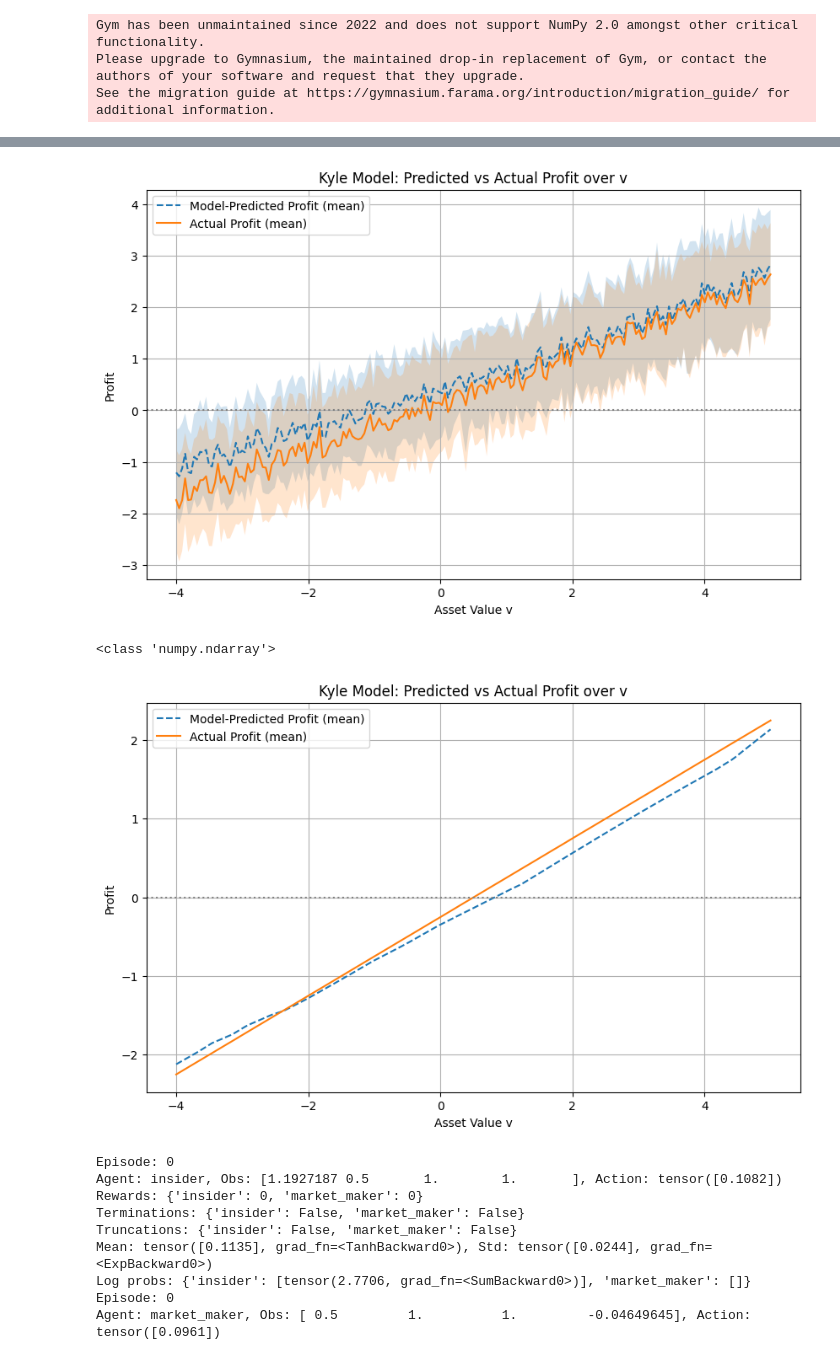
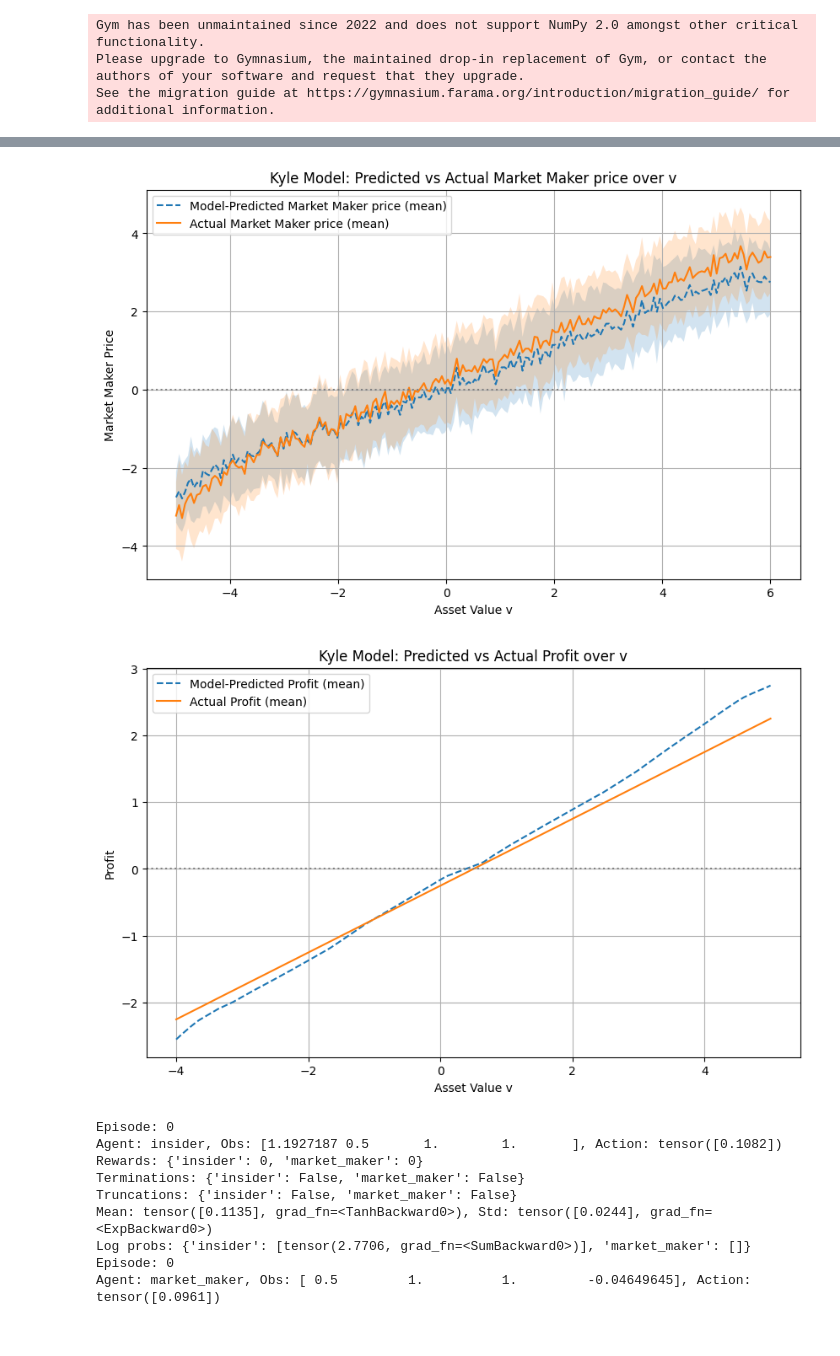
Before and after one commit to kbundaleski9000/msc_project_trading, a Jupyter notebook: project.ipynb, the cells around one changed output, grey strips where cells are left out. Drawn from its saved outputs; the diff is of its cells as text; code cells hidden in the pictures.

```diff
--- a/project.ipynb
+++ b/project.ipynb
@@ -127,7 +122,7 @@ def set_linear_price(y, sigma_v, sigma_u, mean_v):
 class KyleModelEnv(gym.Env):
     metadata = {'render_modes': ['human']}
 
-    def __init__(self, sigma_v=1.0, sigma_u=1.0, p0=0.5, T=1, gamma=0.9):
+    def __init__(self, sigma_v=2.0, sigma_u=1.0, p0=0.5, T=1, gamma=0.9):
         super(KyleModelEnv, self).__init__()
 
         self.sigma_v = sigma_v
@@ -230,7 +225,7 @@ model_insider = PPO(
 
 )
 
-model_insider.learn(total_timesteps=45_000)
+model_insider.learn(total_timesteps=55_000)
 
 # Test trained agent
 obs = env_insider.reset()
@@ -306,8 +301,7 @@ def evaluate_profits(env, start_point, end_point, model, num_points = 100, num_t
     return predicted_profits, actual_profits
 
 
-def plot_profits(predicted_profits, actual_profits, values, predicted_mean, predicted_std,
-                                                                 actual_mean, actual_std):
+def plot_profits(values, predicted_mean, predicted_std, actual_mean, actual_std):
     # Plot
     plt.figure(figsize=(10, 6))
     plt.plot(values, predicted_mean, label="Model-Predicted Profit (mean)", linestyle='--')
@@ -342,6 +336,5 @@ predicted_std = predicted.std(axis=0)
 actual_mean = actual.mean(axis=0)
 actual_std = actual.std(axis=0)
 
-plot_profits(predicted, actual, values, predicted_mean, predicted_std,
-                                                                 actual_mean, actual_std)
+plot_profits(values, predicted_mean, predicted_std, actual_mean, actual_std)
 # %% [output]
@@ -431,7 +423,7 @@ plot_model(predicted, actual, values, predicted, actual)
 class KyleModelEnvMM(gym.Env):
     metadata = {'render_modes': ['human']}
 
-    def __init__(self, sigma_v=1.0, sigma_u=1.0, p0=0.5, T=1, gamma=0.9):
+    def __init__(self, sigma_v=2.0, sigma_u=1.0, p0=0.5, T=1, gamma=0.9):
         super(KyleModelEnvMM, self).__init__()
 
         self.sigma_v = sigma_v
@@ -529,8 +521,9 @@ clip_range_schedule = get_linear_fn(start=0.3, end=0.2, end_fraction=0.9)
 
 
 policy_kwargs = dict(
-    net_arch=[64,64]
+    net_arch=dict(pi=[64], vf=[64])  # Separate networks
 )
+
 
 model_mm = PPO(
     "MultiInputPolicy",
@@ -957,7 +953,7 @@ policies = {
 }
 optimizers = {a: optim.Adam(policies[a].parameters(), lr=1e-4) for a in policies}
 # %%
-num_episodes = 20000
+num_episodes = 140000
 gamma = 0.9
 rewards_insider = np.zeros(num_episodes)
 # %%
@@ -1191,5 +1154,5 @@ plot_profits(predicted, actual, values, predicted_mean, predicted_std,
 # %%
-def evaluate_model_mm(env, start_point, end_point, policies, num_points = 100, num_trials = 50):
+def evaluate_model_mm_bothtrained(env, start_point, end_point, policies, num_points = 100, num_trials = 50):
     values = np.linspace(start_point, end_point, num_points)
     predicted_losses = np.zeros((num_trials, num_points))
     actual_losses = np.zeros((num_trials, num_points))
@@ -1248,67 +1211,43 @@ def evaluate_model_mm(env, start_point, end_point, policies, num_points = 100, n
 
             predicted_loss = -(v - predicted_price) ** 2
             actual_loss = -(v - actual_price) ** 2
             """
             print(f"obs_mm : {obs_mm}")
             print(f"predicted_loss is {predicted_loss}")
             """
             # Predicted profit using known v and expected price impact
 
             predicted_losses[j][i] = predicted_price
             actual_losses[j][i] = actual_price
 
 
     return predicted_losses, actual_losses
 
 
-def plot_model_mm(predicted_profits, actual_profits, values, predicted_mean, predicted_std,
-                                                                 actual_mean, actual_std):
-    # Plot
-    plt.figure(figsize=(10, 6))
-    plt.plot(values, predicted_mean, label="Model-Predicted Profit (mean)", linestyle='--')
-    plt.fill_between(values, predicted_mean - predicted_std, predicted_mean + predicted_std, alpha=0.2)
-
-    plt.plot(values, actual_mean, label="Actual Profit (mean)", linestyle='-')
-    plt.fill_between(values, actual_mean - actual_std, actual_mean + actual_std, alpha=0.2)
 
 
-
-    plt.axhline(0, color='gray', linestyle=':')
-    plt.xlabel("Asset Value v")
-    plt.ylabel("Profit")
-    plt.title("Kyle Model: Predicted vs Actual Profit over v")
-    plt.legend()
-    plt.grid(True)
-    plt.show()
-
-
-
-
-
-start_point = -4
-end_point = 5
+start_point = -5
+end_point = 6
 num_points = 200
 num_trials = 100
-predicted, actual = evaluate_model_mm(env, start_point, end_point, policies, num_points)
+predicted, actual = evaluate_model_mm_bothtrained(env, start_point, end_point, policies, num_points)
 values = np.linspace(start_point, end_point, num_points)
 
 # Compute mean and std for each point in linspace
 predicted_mean = predicted.mean(axis=0)  # shape (100,)
 predicted_std = predicted.std(axis=0)
 
 actual_mean = actual.mean(axis=0)
 actual_std = actual.std(axis=0)
 
-plot_model_mm(predicted, actual, values, predicted_mean, predicted_std,
-                                                                 actual_mean, actual_std)
+plot_model_mm(values, predicted_mean, predicted_std, actual_mean, actual_std)
 # %% [output]
-[figure, old version]
+[figure, new version]
 # %%
-def evaluate_model_insider(env, start_point, end_point, policies, num_points = 100):
+def evaluate_model_insider_bothtrained(env, start_point, end_point, policies, num_points = 100):
     values = np.linspace(start_point, end_point, num_points)
     predicted_x = np.zeros((num_points))
     actual_x = np.zeros((num_points))
-    print(type(actual_x))
 
 
     for i in range(num_points):
@@ -1335,37 +1274,18 @@ def evaluate_model_insider(env, start_point, end_point, policies, num_points = 1
     return predicted_x, actual_x
 
 
-def plot_model(predicted_profits, actual_profits, values, predicted_mean,
-                                                                 actual_mean):
-    # Plot
-    plt.figure(figsize=(10, 6))
-    plt.plot(values, predicted_mean, label="Model-Predicted Profit (mean)", linestyle='--')
-
-    plt.plot(values, actual_mean, label="Actual Profit (mean)", linestyle='-')
-
-    plt.axhline(0, color='gray', linestyle=':')
-    plt.xlabel("Asset Value v")
-    plt.ylabel("Profit")
-    plt.title("Kyle Model: Predicted vs Actual Profit over v")
-    plt.legend()
-    plt.grid(True)
-    plt.show()
-
-
-
 
 
 start_point = -4
 end_point = 5
 num_points = 200
 num_trials = 100
-predicted, actual = evaluate_model_insider(env, start_point, end_point, policies, num_points)
+predicted, actual = evaluate_model_insider_bothtrained(env, start_point, end_point, policies, num_points)
 values = np.linspace(start_point, end_point, num_points)
 
 
 
-plot_model(predicted, actual, values, predicted, actual)
+plot_model_insider(predicted, actual, values, predicted, actual)
 # %% [output]
-<class 'numpy.ndarray'>
-[figure, old version]
+[figure, new version]
 # %%
```
Also changed, not shown: parts of 26 cells of this notebook.
